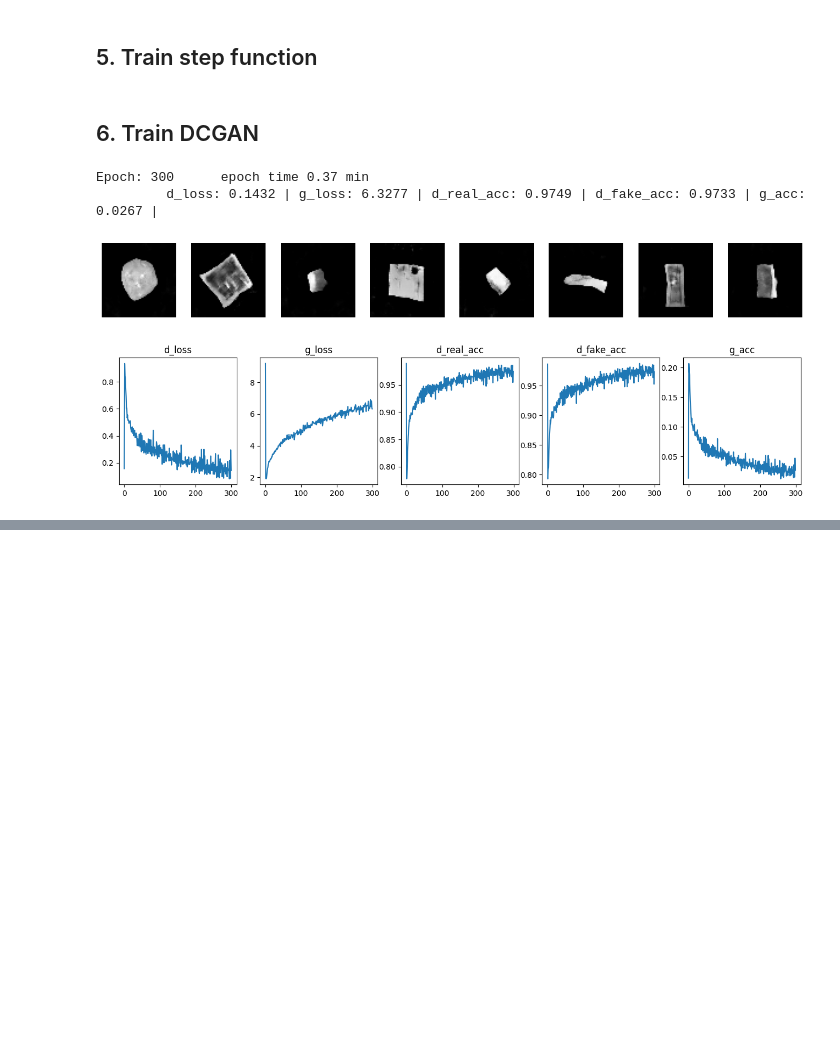
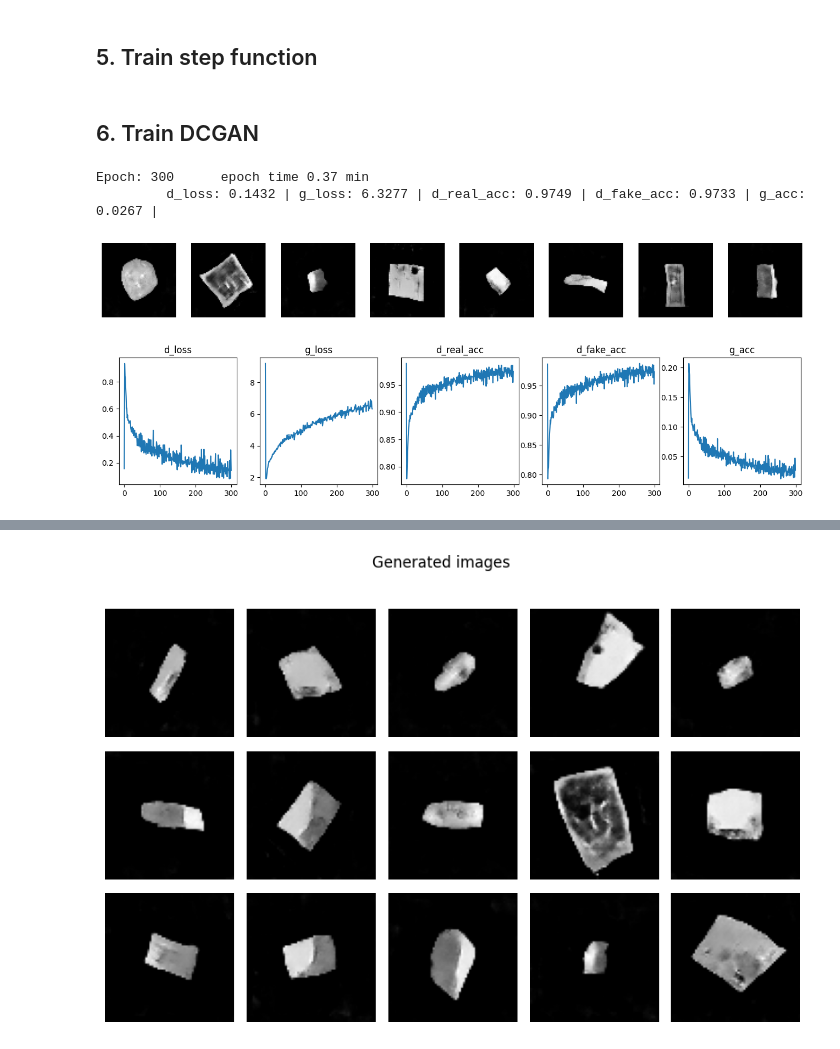
Before and after one commit to terrence-ou/Generative-Deep-Learning-2nd-Edition-PyTorch-JAX, a Jupyter notebook: PyTorch/chapter_04_gan/01_dcgan.ipynb, the cells around one changed output, grey strips where cells are left out. Cells and saved outputs as stored; diff of their text form; code cells hidden in the pictures; blank space fills up the shorter version.

```diff
--- a/PyTorch/chapter_04_gan/01_dcgan.ipynb
+++ b/PyTorch/chapter_04_gan/01_dcgan.ipynb
@@ -332,0 +361,17 @@ Epoch: 300      epoch time 0.37 min
+# %%
+grid_width, grid_height = (5, 3)
+z_samples = torch.randn(size=(grid_width * grid_height, Z_DIM), device=DEVICE)
+generated_imgs = dcgan.generator(z_samples).detach().cpu()
+
+# Draw a plot of decoded images
+fig = plt.figure(figsize=(10, 6))
+fig.subplots_adjust(hspace=0.1, wspace=0.1)
+fig.suptitle('Generated images')
+
+# Output the grid of faces
+for i in range(grid_width * grid_height):
+    ax = fig.add_subplot(grid_height, grid_width, i + 1)
+    ax.axis("off")
+    ax.imshow(generated_imgs[i][0], cmap="gray")
+# %% [output]
+[figure, added]
```
Also changed, not shown: parts of 11 cells of this notebook.
